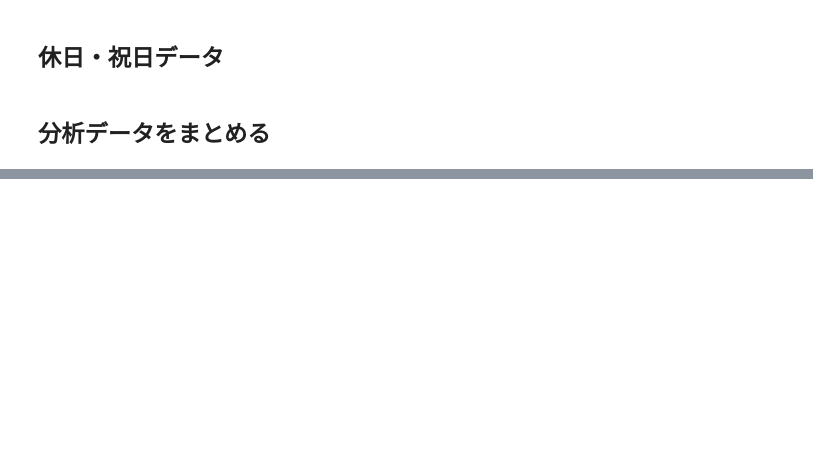
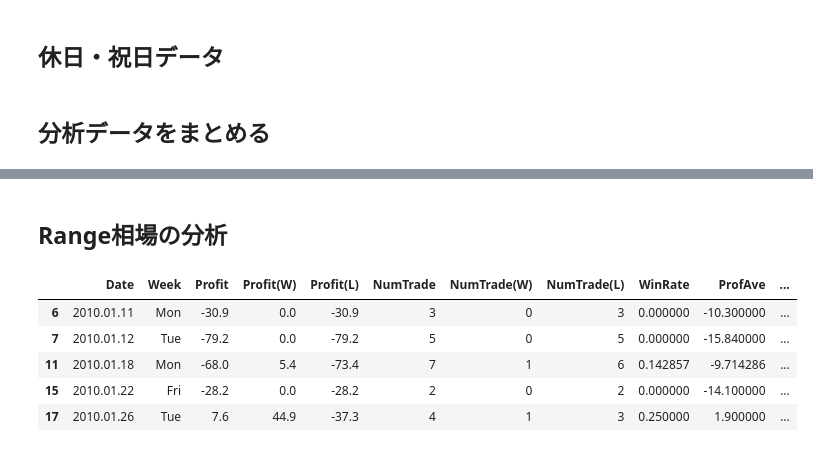
Before and after one commit to Jhosua-a/FXAnalysisData, a Jupyter notebook: MixBollinger.ipynb, the cells around one changed output, grey strips where cells are left out. Cells and saved outputs as stored; diff of their text form; code cells hidden in the pictures; blank space fills up the shorter version.

```diff
--- a/MixBollinger.ipynb
+++ b/MixBollinger.ipynb
@@ -255,0 +252,13 @@ analysdata_df.to_csv('C:/Users/bdffa/OneDrive/FXAnalysisData/analysData_220817.c
+# %% [markdown]
+## Range相場の分析
+# %%
+DFAnalysdata_range = DFAnalysdata.query('ExpnLineage == "range"')
+# %%
+DFAnalysdata_range.head()
+# %% [output]
+|  | Date | Week | Profit | Profit(W) | Profit(L) | NumTrade | NumTrade(W) | NumTrade(L) | WinRate | ProfAve | ... |
+| 6 | 2010.01.11 | Mon | -30.9 | 0.0 | -30.9 | 3 | 0 | 3 | 0.000000 | -10.300000 | ... |
+| 7 | 2010.01.12 | Tue | -79.2 | 0.0 | -79.2 | 5 | 0 | 5 | 0.000000 | -15.840000 | ... |
+| 11 | 2010.01.18 | Mon | -68.0 | 5.4 | -73.4 | 7 | 1 | 6 | 0.142857 | -9.714286 | ... |
+| 15 | 2010.01.22 | Fri | -28.2 | 0.0 | -28.2 | 2 | 0 | 2 | 0.000000 | -14.100000 | ... |
+| 17 | 2010.01.26 | Tue | 7.6 | 44.9 | -37.3 | 4 | 1 | 3 | 0.250000 | 1.900000 | ... |
```
Also changed, not shown: parts of 31 cells of this notebook, 1 other file.
